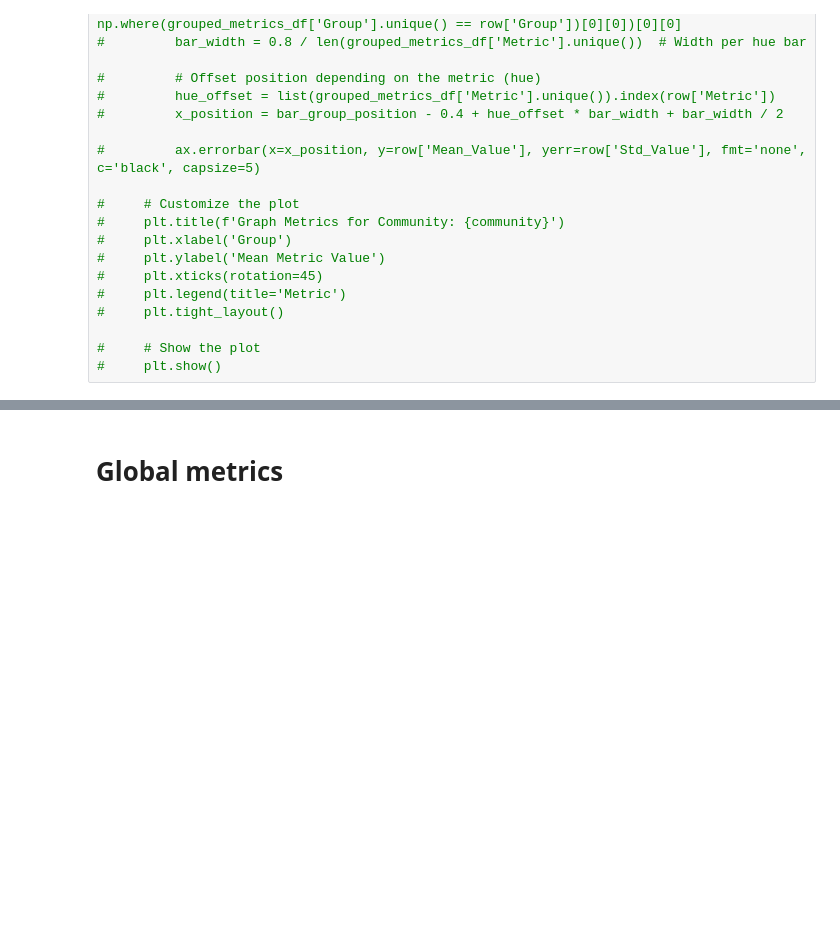
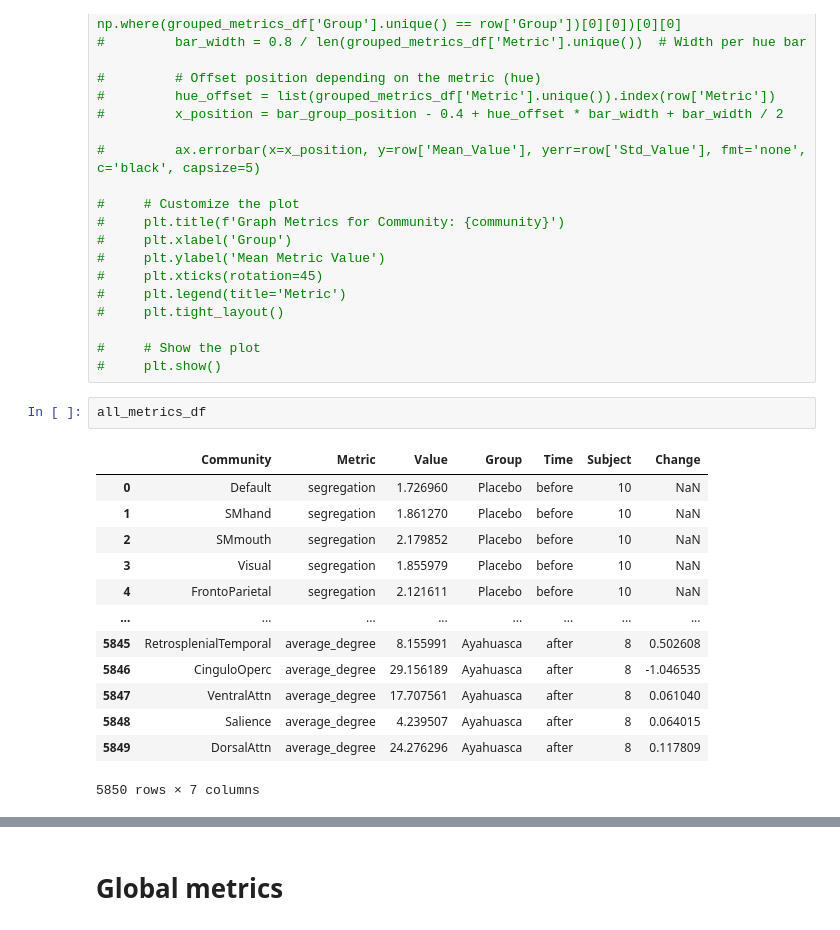
Before and after one commit to Rodrigo-Motta/Ayahuasca, a Jupyter notebook: notebooks/results_subacute.ipynb, the cells around one changed output, grey strips where cells are left out. Saved outputs shown, nothing was run; the diff lists cells and outputs as text; blank space fills up the shorter version.

```diff
--- a/notebooks/results_subacute.ipynb
+++ b/notebooks/results_subacute.ipynb
@@ -165,3 +159,19 @@ sns.boxplot(data=all_metrics_df[all_metrics_df.Metric == 'segregation'], hue='Gr
 
 #     # Show the plot
 #     plt.show()
+# %%
+all_metrics_df
+# %% [output]
+|  | Community | Metric | Value | Group | Time | Subject | Change |
+| 0 | Default | segregation | 1.726960 | Placebo | before | 10 | NaN |
+| 1 | SMhand | segregation | 1.861270 | Placebo | before | 10 | NaN |
+| 2 | SMmouth | segregation | 2.179852 | Placebo | before | 10 | NaN |
+| 3 | Visual | segregation | 1.855979 | Placebo | before | 10 | NaN |
+| 4 | FrontoParietal | segregation | 2.121611 | Placebo | before | 10 | NaN |
+| ... | ... | ... | ... | ... | ... | ... | ... |
+| 5845 | RetrosplenialTemporal | average_degree | 8.155991 | Ayahuasca | after | 8 | 0.502608 |
+| 5846 | CinguloOperc | average_degree | 29.156189 | Ayahuasca | after | 8 | -1.046535 |
+| 5847 | VentralAttn | average_degree | 17.707561 | Ayahuasca | after | 8 | 0.061040 |
+| 5848 | Salience | average_degree | 4.239507 | Ayahuasca | after | 8 | 0.064015 |
+| 5849 | DorsalAttn | average_degree | 24.276296 | Ayahuasca | after | 8 | 0.117809 |
+5850 rows × 7 columns
```
Also changed, not shown: parts of 25 cells of this notebook, 2 other files.
